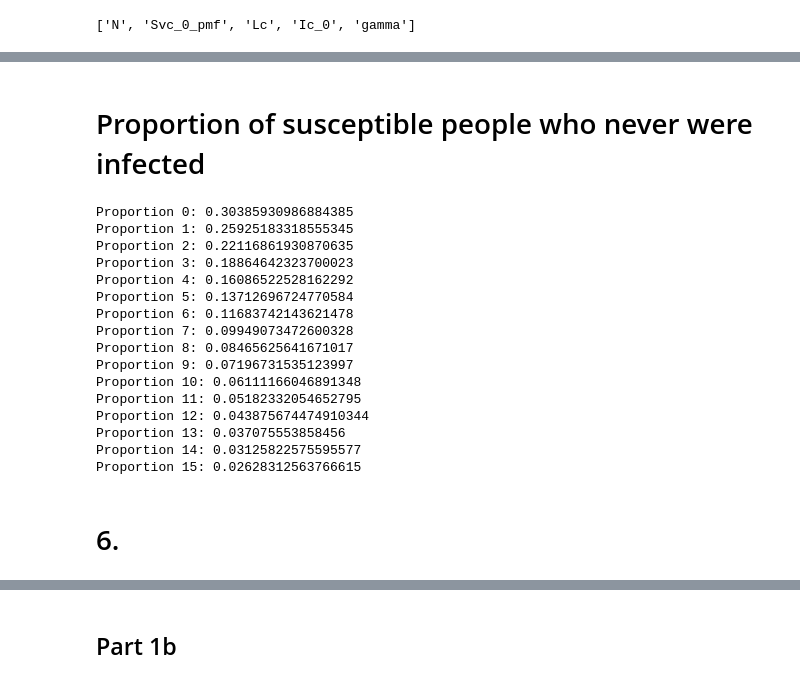
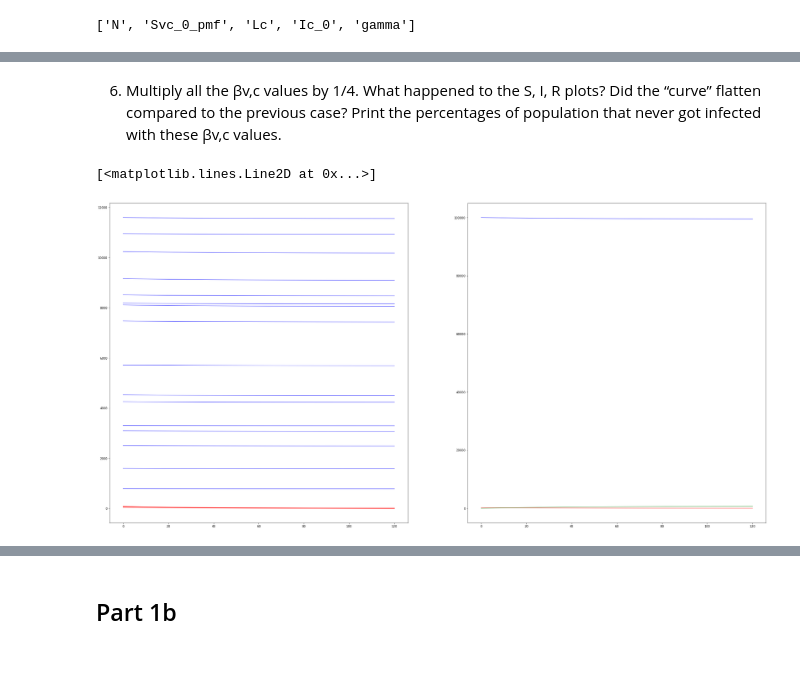
Before and after one commit to lawrencedlin/CMPSC_190DD_Project, a Jupyter notebook: CMPSC190DD.ipynb, the cells around one changed output, grey strips where cells are left out. Saved outputs shown, nothing was run; the diff lists cells and outputs as text; code cells hidden in the pictures.

```diff
--- a/CMPSC190DD.ipynb
+++ b/CMPSC190DD.ipynb
@@ -77,0 +130,9 @@ def SIR(t, y, L, N, beta, gamma):
+# %%
+v = 0
+c = 0
+for Svc in all_S:
+    print(f"S: v = {v}, c = {c}: {Svc[-1]/Svc[0]}")
+    if c == 3:
+        v +=1
+        c = 0
+    c += 1
@@ -78,63 +156,38 @@ def SIR(t, y, L, N, beta, gamma):
+# %% [markdown]
+6) Multiply all the βv,c values by 1/4. What happened to the S, I, R plots? Did the “curve” flatten compared to the previous case? Print the percentages of population that never got infected with these βv,c values.
 # %%
-fig, ax = plt.subplots(1, 3, sharex = True, figsize = (30,15) )
+fig, ax = plt.subplots(1, 2, sharex = True, figsize = (40,20) )
 # ax[0].set(xlabel = "t (Time in days)", ylabel = "Number",
 #          title = "SIR Curve")
 soln = solve_ivp(SIR, t, y0 = (S[0,0],S[0,1],S[0,2],S[0,3],
                                S[1,0],S[1,1],S[1,2],S[1,3],
                                S[2,0],S[2,1],S[2,2],S[2,3],
                                S[3,0],S[3,1],S[3,2],S[3,3],
                                I[0],I[1],I[2],I[3], I.sum(), R),
                  dense_output = True, t_eval=np.arange(121),\
-                 args = (L, N, beta, gamma) )
+                 args = (L, N, beta/4, gamma) )
 S00, S01, S02, S03,\
     S10,S11,S12,S13, \
     S20,S21,S22, S23, \
     S30,S31,S32,S33, \
     I1, I2, I3, I4, \
     I0, R0 = soln.y
 
 all_S = [S00, S01, S02, S03,\
     S10,S11,S12,S13, \
     S20,S21,S22, S23, \
     S30,S31,S32,S33]
 all_I = [I1,I2,I3,I4]
-# Plot viral load density L
-Lty = (I1 * L[0] + I2 * L[1] + I[3] * L[2] + I4 * L[3])
-ax[2].plot(soln.t, Lty, 'black', alpha = 0.75, lw = 2, label = 'Viral Load Density')
-# Plot Susceptible vc
+
 for Svc in all_S:
     ax[0].plot(soln.t, Svc, 'b', alpha=0.5, lw=2, label='Susceptible')
 
-# Plot # Infected vc
-for Ic in all_I:
+for Ic in [I1,I2,I3,I4]:
     ax[0].plot(soln.t, Ic, 'r', alpha=0.5, lw=2, label='Infected')
 
-# Plot Overall S, I, R
 ax[1].plot(soln.t, np.sum(all_S, axis = 0), 'b', alpha=0.5, lw=2, label='Susceptible')
 ax[1].plot(soln.t, np.sum(all_I, axis = 0),'r', alpha=0.5, lw=2, label='Infected')
 ax[1].plot(soln.t, R0, 'g', alpha=0.5, lw=2, label='Recovered with immunity')
+# %% [output]
+[<matplotlib.lines.Line2D at 0x...>]
+[figure, added]
-# %% [markdown]
-# Proportion of susceptible people who never were infected
-# %%
-for i, Svc in enumerate(all_S):
-    #print(f"i: {i}, Svc[-1]: {Svc[-1]}, Svc[0]: {Svc[0]}\n")
-    print(f"Proportion {i}: {Svc[-1]/Svc[0]}")
-# %% [output]
-Proportion 0: 0.30385930986884385
-Proportion 1: 0.25925183318555345
-Proportion 2: 0.22116861930870635
-Proportion 3: 0.18864642323700023
-Proportion 4: 0.16086522528162292
-Proportion 5: 0.13712696724770584
-Proportion 6: 0.11683742143621478
-Proportion 7: 0.09949073472600328
-Proportion 8: 0.08465625641671017
-Proportion 9: 0.07196731535123997
-Proportion 10: 0.06111166046891348
-Proportion 11: 0.05182332054652795
-Proportion 12: 0.043875674474910344
-Proportion 13: 0.037075553858456
-Proportion 14: 0.03125822575595577
-Proportion 15: 0.02628312563766615
-# %% [markdown]
-# 6.
```
Also changed, not shown: parts of 31 cells of this notebook.
